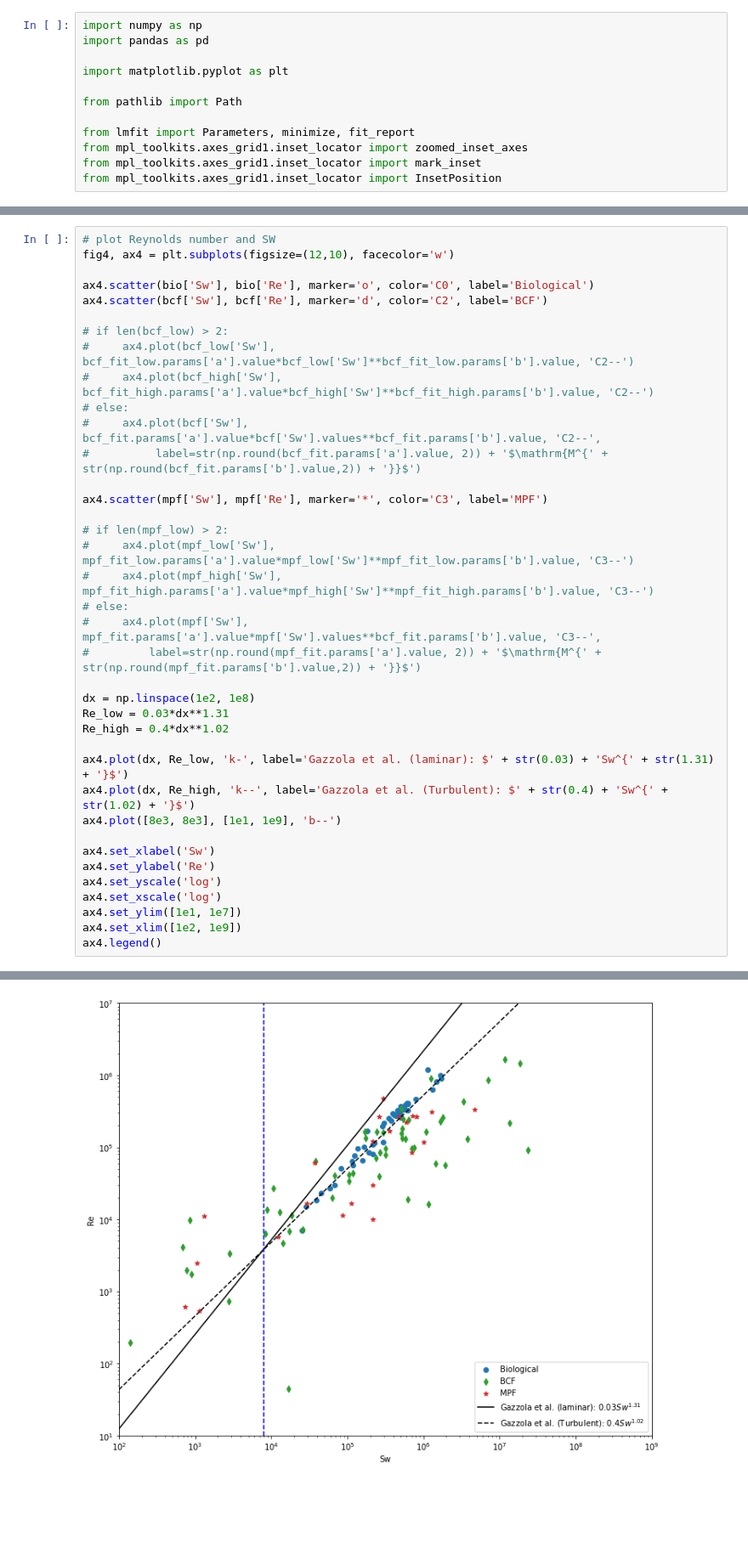
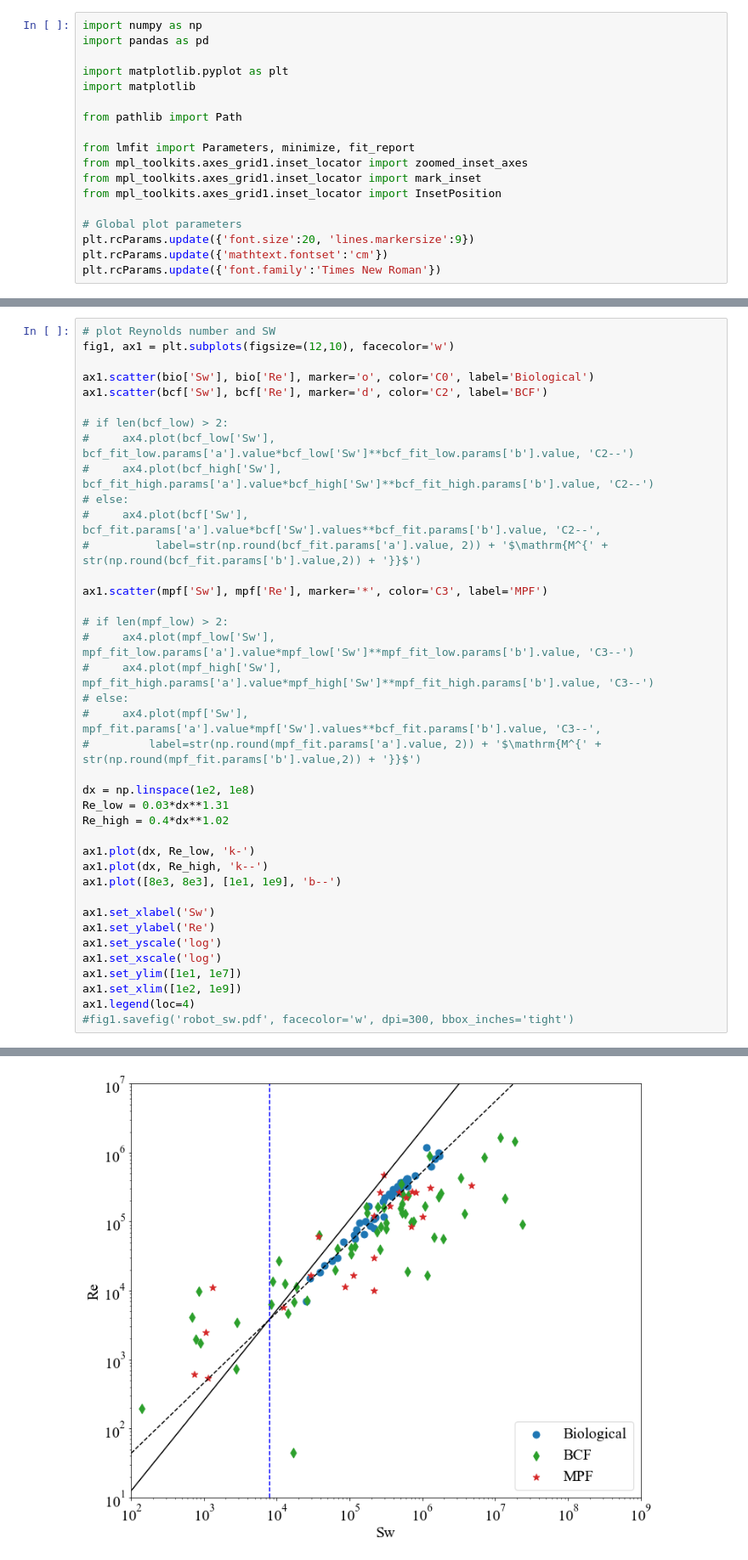
Before and after one commit to michaelcoe/Cost-of-Transport-Estimation, a Jupyter notebook: Sw_Re_plots.ipynb, the cells around one changed output, grey strips where cells are left out. Shown: that part at 85% size. Saved outputs shown, nothing was run; the diff lists cells and outputs as text; blank space fills up the shorter version.

```diff
--- a/Sw_Re_plots.ipynb
+++ b/Sw_Re_plots.ipynb
@@ -3,6 +3,7 @@ import numpy as np
 import pandas as pd
 
 import matplotlib.pyplot as plt
+import matplotlib
 
 from pathlib import Path
 
@@ -10,6 +11,11 @@ from lmfit import Parameters, minimize, fit_report
 from mpl_toolkits.axes_grid1.inset_locator import zoomed_inset_axes
 from mpl_toolkits.axes_grid1.inset_locator import mark_inset
 from mpl_toolkits.axes_grid1.inset_locator import InsetPosition
+
+# Global plot parameters
+plt.rcParams.update({'font.size':20, 'lines.markersize':9})
+plt.rcParams.update({'mathtext.fontset':'cm'})
+plt.rcParams.update({'font.family':'Times New Roman'})
 # %%
 def power_fit_lmfit(params, x, y):
         a = params['a']
@@ -63,42 +74,43 @@ bcf.sort_values('Sw', inplace=True)
 mpf.sort_values('Sw', inplace=True)
 # %%
 # plot Reynolds number and SW
-fig4, ax4 = plt.subplots(figsize=(12,10), facecolor='w')
+fig1, ax1 = plt.subplots(figsize=(12,10), facecolor='w')
 
-ax4.scatter(bio['Sw'], bio['Re'], marker='o', color='C0', label='Biological')
-ax4.scatter(bcf['Sw'], bcf['Re'], marker='d', color='C2', label='BCF')
+ax1.scatter(bio['Sw'], bio['Re'], marker='o', color='C0', label='Biological')
+ax1.scatter(bcf['Sw'], bcf['Re'], marker='d', color='C2', label='BCF')
 
 # if len(bcf_low) > 2:
 #     ax4.plot(bcf_low['Sw'], bcf_fit_low.params['a'].value*bcf_low['Sw']**bcf_fit_low.params['b'].value, 'C2--')
 #     ax4.plot(bcf_high['Sw'], bcf_fit_high.params['a'].value*bcf_high['Sw']**bcf_fit_high.params['b'].value, 'C2--')
 # else:
 #     ax4.plot(bcf['Sw'], bcf_fit.params['a'].value*bcf['Sw'].values**bcf_fit.params['b'].value, 'C2--',
 #          label=str(np.round(bcf_fit.params['a'].value, 2)) + '$\mathrm{M^{' + str(np.round(bcf_fit.params['b'].value,2)) + '}}$')
 
-ax4.scatter(mpf['Sw'], mpf['Re'], marker='*', color='C3', label='MPF')
+ax1.scatter(mpf['Sw'], mpf['Re'], marker='*', color='C3', label='MPF')
 
 # if len(mpf_low) > 2:
 #     ax4.plot(mpf_low['Sw'], mpf_fit_low.params['a'].value*mpf_low['Sw']**mpf_fit_low.params['b'].value, 'C3--')
 #     ax4.plot(mpf_high['Sw'], mpf_fit_high.params['a'].value*mpf_high['Sw']**mpf_fit_high.params['b'].value, 'C3--')
 # else:
 #     ax4.plot(mpf['Sw'], mpf_fit.params['a'].value*mpf['Sw'].values**bcf_fit.params['b'].value, 'C3--',
 #         label=str(np.round(mpf_fit.params['a'].value, 2)) + '$\mathrm{M^{' + str(np.round(mpf_fit.params['b'].value,2)) + '}}$')
 
 dx = np.linspace(1e2, 1e8)
 Re_low = 0.03*dx**1.31
 Re_high = 0.4*dx**1.02
 
-ax4.plot(dx, Re_low, 'k-', label='Gazzola et al. (laminar): $' + str(0.03) + 'Sw^{' + str(1.31) + '}$')
-ax4.plot(dx, Re_high, 'k--', label='Gazzola et al. (Turbulent): $' + str(0.4) + 'Sw^{' + str(1.02) + '}$')
-ax4.plot([8e3, 8e3], [1e1, 1e9], 'b--')
+ax1.plot(dx, Re_low, 'k-')
+ax1.plot(dx, Re_high, 'k--')
+ax1.plot([8e3, 8e3], [1e1, 1e9], 'b--')
 
-ax4.set_xlabel('Sw')
-ax4.set_ylabel('Re')
-ax4.set_yscale('log')
-ax4.set_xscale('log')
-ax4.set_ylim([1e1, 1e7])
-ax4.set_xlim([1e2, 1e9])
-ax4.legend()
+ax1.set_xlabel('Sw')
+ax1.set_ylabel('Re')
+ax1.set_yscale('log')
+ax1.set_xscale('log')
+ax1.set_ylim([1e1, 1e7])
+ax1.set_xlim([1e2, 1e9])
+ax1.legend(loc=4)
+#fig1.savefig('robot_sw.pdf', facecolor='w', dpi=300, bbox_inches='tight')
 # %% [output]
 <matplotlib.legend.Legend at 0x...>
-[figure, old version]
+[figure, new version]
```
Also changed, not shown: parts of 5 cells of this notebook, 15 other files.
